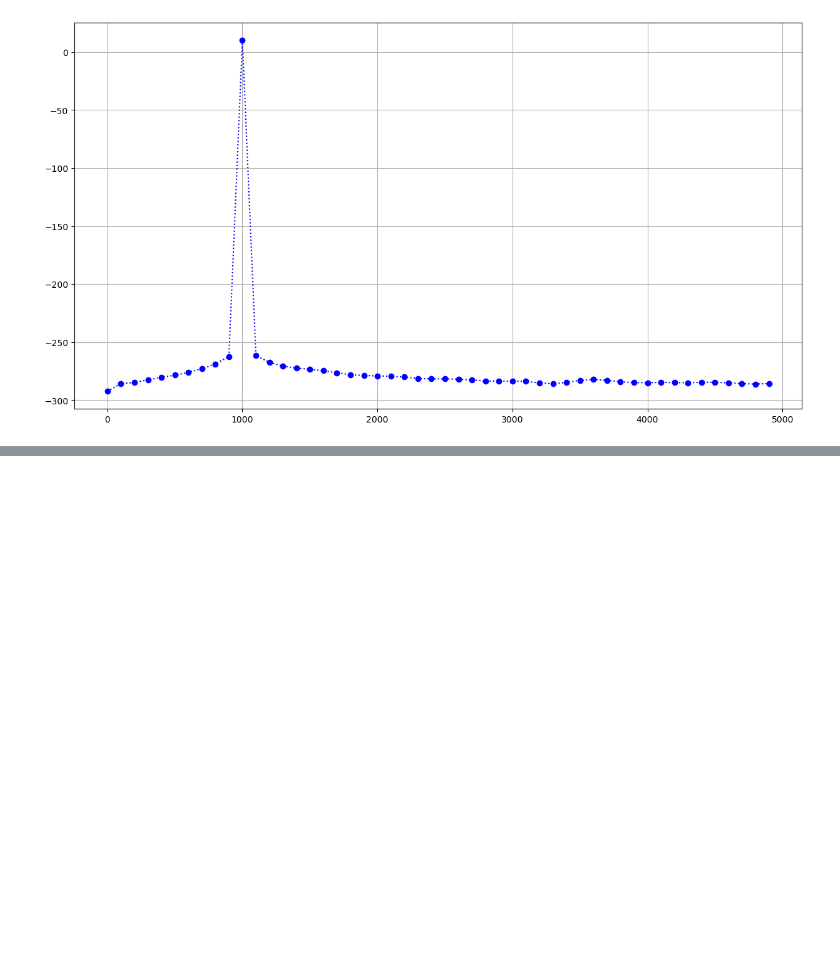
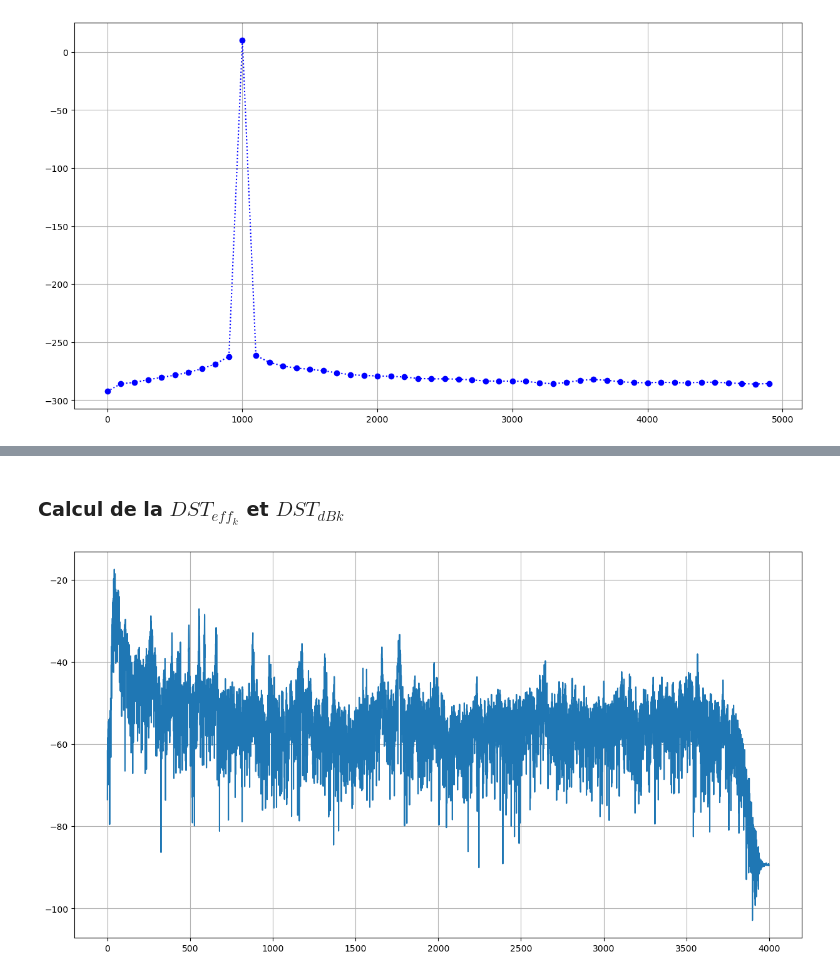
Before and after one commit to NergYR/RT2R05_TP1, a Jupyter notebook: TP1.ipynb, the cells around one changed output, grey strips where cells are left out. Cells and saved outputs as stored; diff of their text form; code cells hidden in the pictures; blank space fills up the shorter version.

```diff
--- a/TP1.ipynb
+++ b/TP1.ipynb
@@ -129,0 +185,30 @@ print(np.abs(max_Y_dBm))
+# %% [markdown]
+### Calcul de la $DST_{eff_{k}}$ et $DST_{dB{k}}$
+# %%
+# Calcul du nombre de points
+N = len(tranche)
+tfft = N*te
+
+#Calcul de la FFT bilatérale
+Y_tranche = 1/N*(np.fft.fft(tranche))
+
+#Calcul de la FFT Mono latérale
+Y_tranche_mono = np.concatenate((Y_tranche[0:1], 2*Y_tranche[1:int(N/2)]))
+Y_tranche_mod = np.abs(Y_tranche_mono)
+
+
+# Calcul de la Densité spectrale en Volt efficace sur RBW
+Y_eff_tranche = Y_tranche_mod/np.sqrt(2)
+
+# Calcul de la Densité spectrale en dBm sur RBW
+Y_dBm_tranche = 10*np.log10(np.square(Y_eff_tranche)/50*1000)
+
+# Calcul de la plage de fréquence pour la FFT
+f_tranche = np.arange(0, fe/2, fe/N)
+# %%
+# plot de la FFT de la tranche du signal En dBm
+fig, ax = plt.subplots(1, 1, figsize=(15, 8))
+ax.plot(f_tranche, Y_dBm_tranche)
+ax.grid()
+# %% [output]
+[figure, added]
```
Also changed, not shown: parts of 20 cells of this notebook, 7 other files.
